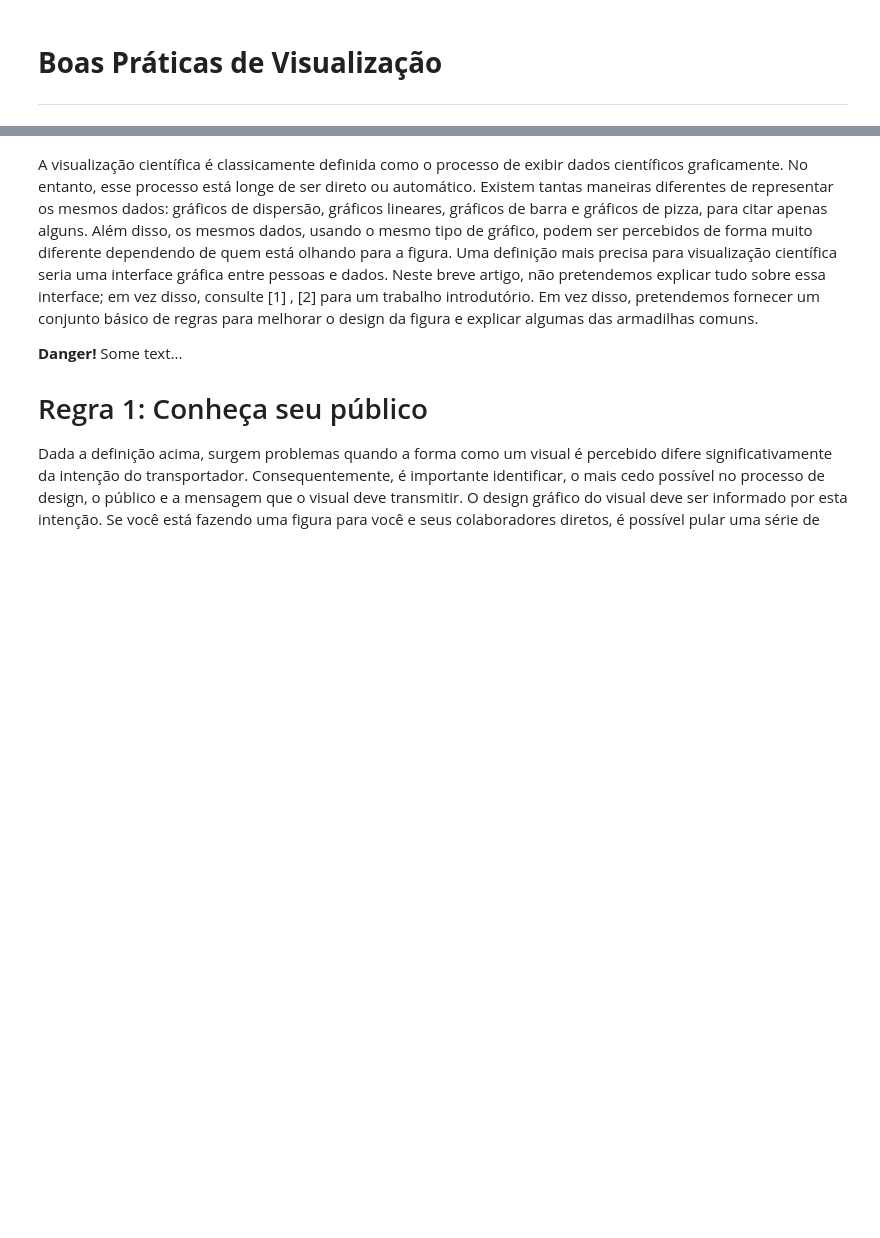
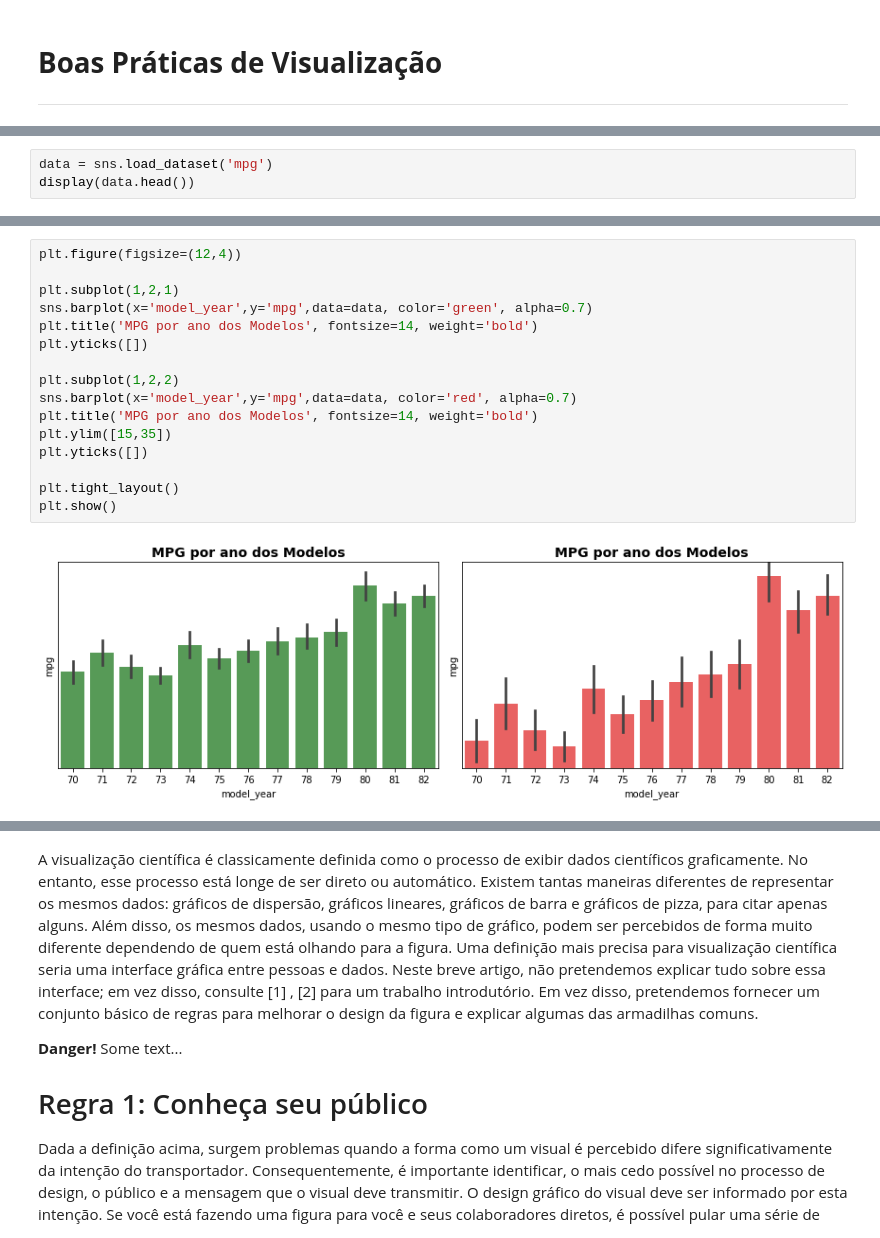
Before and after one commit to Rogerio-mack/Visualizacao-de-Dados-em-Python, a Jupyter notebook: c7_parte_1.ipynb, the cells around one changed output, grey strips where cells are left out. Cells and saved outputs as stored; diff of their text form; blank space fills up the shorter version.

```diff
--- a/c7_parte_1.ipynb
+++ b/c7_parte_1.ipynb
@@ -11,0 +130,3 @@ Published: September 11, 2014https://doi.org/10.1371/journal.pcbi.1003833
+# %%
+data = sns.load_dataset('mpg')
+display(data.head())
@@ -11,0 +140,18 @@ Published: September 11, 2014https://doi.org/10.1371/journal.pcbi.1003833
+# %%
+plt.figure(figsize=(12,4))
+
+plt.subplot(1,2,1)
+sns.barplot(x='model_year',y='mpg',data=data, color='green', alpha=0.7)
+plt.title('MPG por ano dos Modelos', fontsize=14, weight='bold')
+plt.yticks([])
+
+plt.subplot(1,2,2)
+sns.barplot(x='model_year',y='mpg',data=data, color='red', alpha=0.7)
+plt.title('MPG por ano dos Modelos', fontsize=14, weight='bold')
+plt.ylim([15,35])
+plt.yticks([])
+
+plt.tight_layout()
+plt.show()
+# %% [output]
+[figure, added]
```
Also changed, not shown: parts of 12 cells of this notebook.
